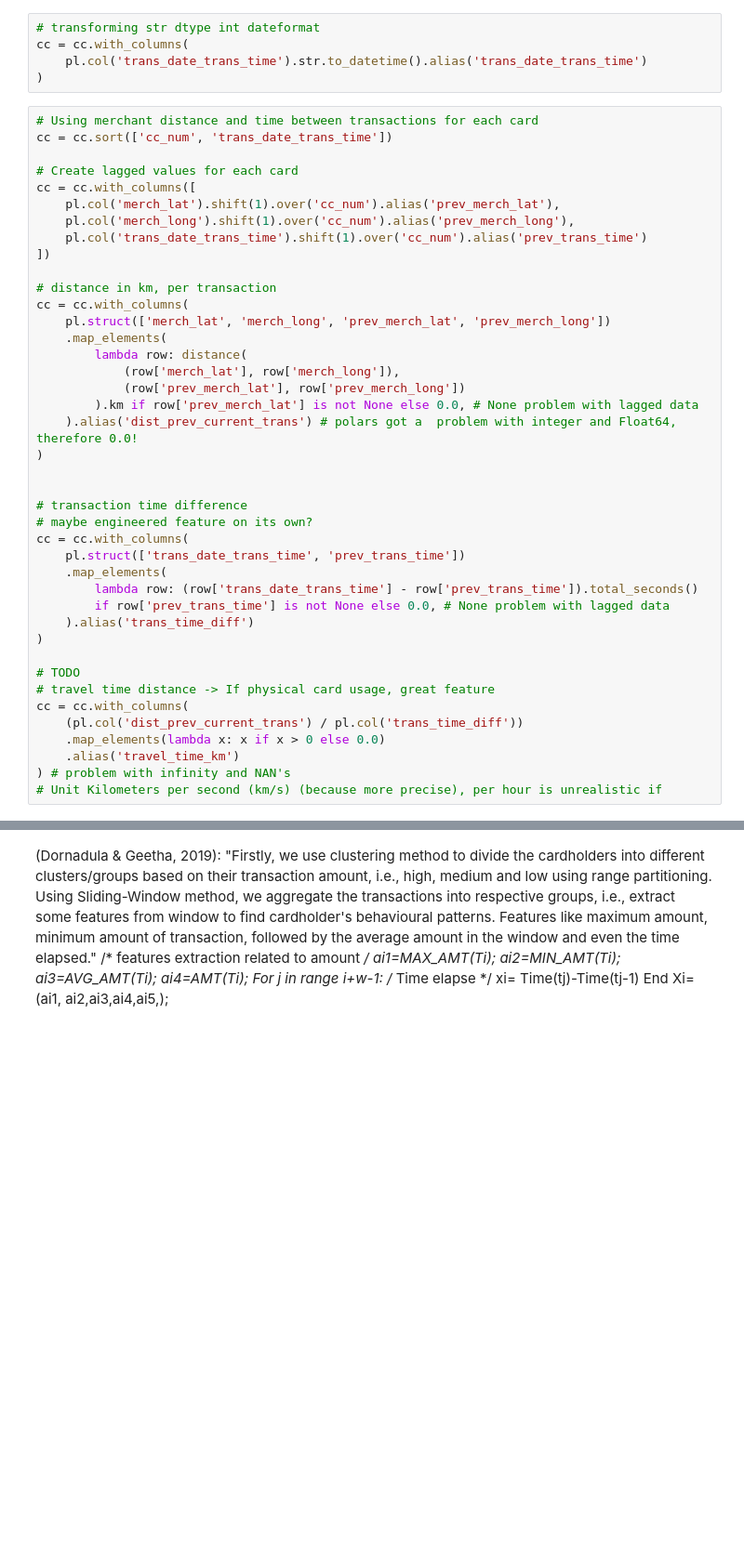
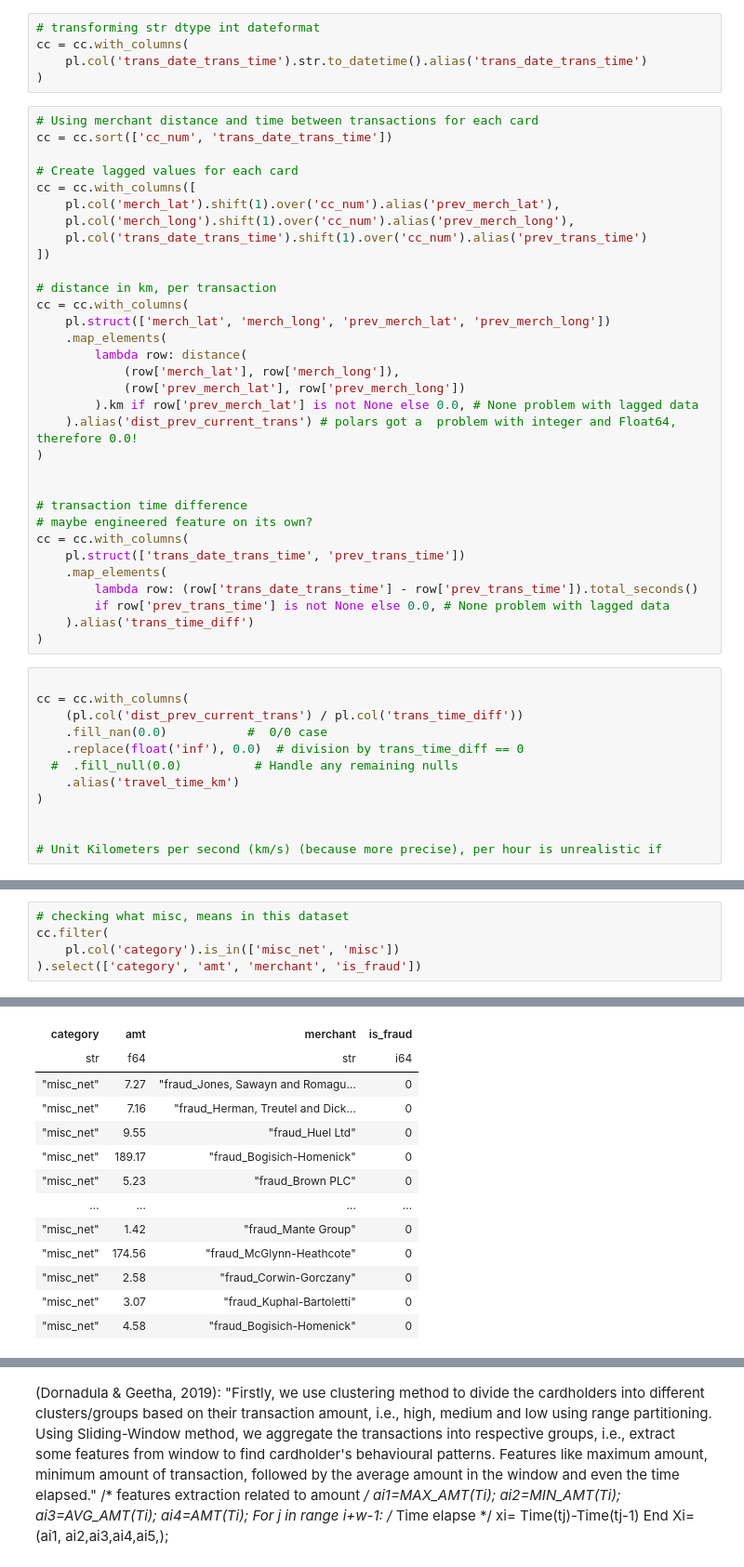
Before and after one commit to arnopopanda-UWM/ML-UWM-April-26, a Jupyter notebook: CC_Fraud_v2.ipynb, the cells around one changed output, grey strips where cells are left out. Shown at 93% size. Cells and saved outputs as stored; diff of their text form; blank space fills up the shorter version.

```diff
--- a/CC_Fraud_v2.ipynb
+++ b/CC_Fraud_v2.ipynb
@@ -164,12 +164,15 @@ cc = cc.with_columns(
         if row['prev_trans_time'] is not None else 0.0, # None problem with lagged data
     ).alias('trans_time_diff')
 )
-
-# TODO
-# travel time distance -> If physical card usage, great feature
-cc = cc.with_columns(
-    (pl.col('dist_prev_current_trans') / pl.col('trans_time_diff'))
-    .map_elements(lambda x: x if x > 0 else 0.0)
-    .alias('travel_time_km')
-) # problem with infinity and NAN's
-# Unit Kilometers per second (km/s) (because more precise), per hour is unrealistic if
+# %%
+
+cc = cc.with_columns(
+    (pl.col('dist_prev_current_trans') / pl.col('trans_time_diff'))
+    .fill_nan(0.0)           #  0/0 case
+    .replace(float('inf'), 0.0)  # division by trans_time_diff == 0
+  #  .fill_null(0.0)          # Handle any remaining nulls
+    .alias('travel_time_km')
+)
+
+
+# Unit Kilometers per second (km/s) (because more precise), per hour is unrealistic if
@@ -175,0 +205,6 @@ cc = cc.with_columns(
+# %%
+# checking what misc, means in this dataset
+cc.filter(
+    pl.col('category').is_in(['misc_net', 'misc'])
+).select(['category', 'amt', 'merchant', 'is_fraud'])
+# %% [output]
@@ -175,0 +212,13 @@ cc = cc.with_columns(
+| category | amt | merchant | is_fraud |
+| str | f64 | str | i64 |
+| "misc_net" | 7.27 | "fraud_Jones, Sawayn and Romagu… | 0 |
+| "misc_net" | 7.16 | "fraud_Herman, Treutel and Dick… | 0 |
+| "misc_net" | 9.55 | "fraud_Huel Ltd" | 0 |
+| "misc_net" | 189.17 | "fraud_Bogisich-Homenick" | 0 |
+| "misc_net" | 5.23 | "fraud_Brown PLC" | 0 |
+| … | … | … | … |
+| "misc_net" | 1.42 | "fraud_Mante Group" | 0 |
+| "misc_net" | 174.56 | "fraud_McGlynn-Heathcote" | 0 |
+| "misc_net" | 2.58 | "fraud_Corwin-Gorczany" | 0 |
+| "misc_net" | 3.07 | "fraud_Kuphal-Bartoletti" | 0 |
+| "misc_net" | 4.58 | "fraud_Bogisich-Homenick" | 0 |
```
Also changed, not shown: parts of 15 cells of this notebook, 3 other files.
